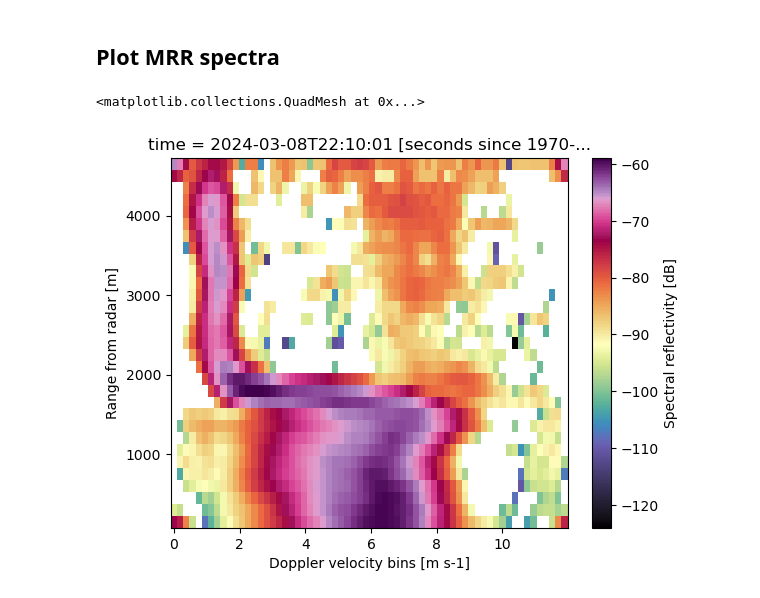
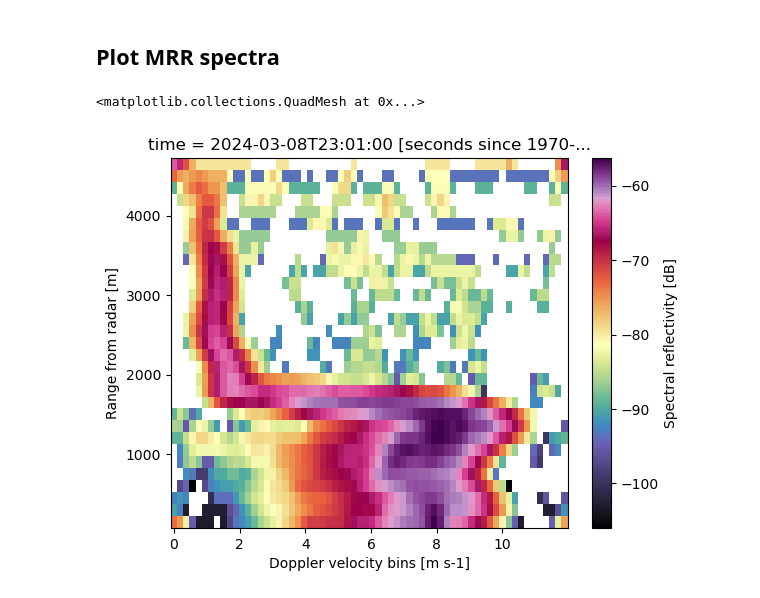
Before and after one commit to openradar/xradar, a Jupyter notebook: examples/notebooks/MRR.ipynb, the cells around one changed output. Drawn from its saved outputs; the diff is of its cells as text; code cells hidden in the pictures.

Commit message:
TST: Fixes for tests to pass

```diff
--- a/examples/notebooks/MRR.ipynb
+++ b/examples/notebooks/MRR.ipynb
@@ -5,2 +8,0 @@ import cmweather
-# %%
-ds = xr.open_dataset('/Users/rjackson/mrr_data/0308.ave', engine='metek')
@@ -24,0 +15,4 @@ elevation
+# %%
+mrr_test_file = DATASETS.fetch("0308.pro.gz")
+with gzip.open(mrr_test_file, 'rt') as test_file:
+    ds = xd.io.open_metek_datatree(test_file)
@@ -52,9 +49,9 @@ ds['corrected_radar_reflectivity'].T.plot(cmap='ChaseSpectral', vmin=-10, vmax=6
 # %% [markdown]
 ## Plot MRR spectra
 # %%
-indicies = ds['spectrum_index'].sel(time='2024-03-08T22:10:00', method='nearest')
+indicies = ds['sweep_0']['spectrum_index'].sel(time='2024-03-08T23:01:00', method='nearest')
 indicies
-ds['spectral_reflectivity'].isel(index=indicies).T.plot(cmap='ChaseSpectral', x='velocity_bins')
+ds['sweep_0']['spectral_reflectivity'].isel(index=indicies).T.plot(cmap='ChaseSpectral', x='velocity_bins')
 # %% [output]
 <matplotlib.collections.QuadMesh at 0x...>
-[figure, old version]
+[figure, new version]
```
Also changed, not shown: parts of 10 cells of this notebook, 1 other file.
